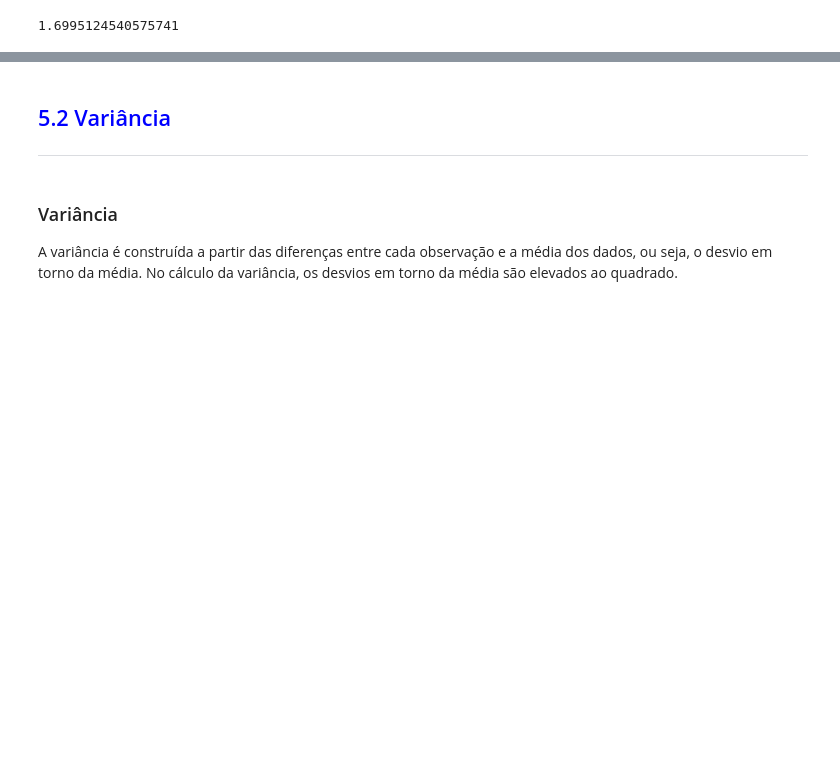
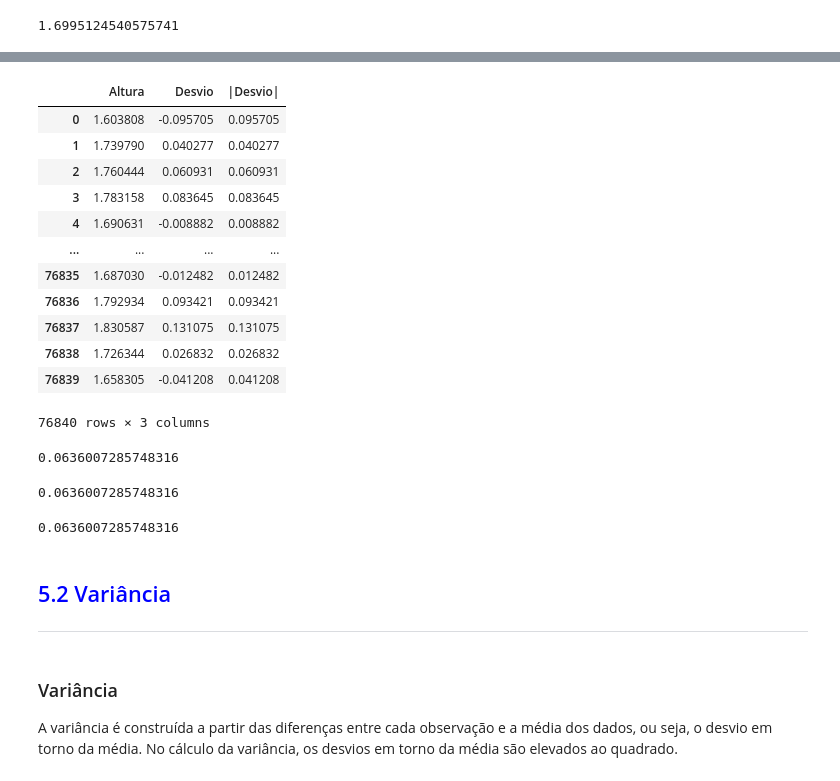
Before and after one commit to DiogoWorkGit/Python_Notebooks, a Jupyter notebook: Notebooks/Curso_de_Estatística_Parte_1.ipynb, the cells around one changed output, grey strips where cells are left out. Saved outputs shown, nothing was run; the diff lists cells and outputs as text; code cells hidden in the pictures; blank space fills up the shorter version.

```diff
--- a/Notebooks/Curso_de_Estatística_Parte_1.ipynb
+++ b/Notebooks/Curso_de_Estatística_Parte_1.ipynb
@@ -871,4 +873,37 @@ desvio_dv
 76840 rows × 2 columns
+# %%
+desvio_dv['|Desvio|'] = desvio_dv['Desvio'].abs()
+desvio_dv
+# %% [output]
+|  | Altura | Desvio | |Desvio| |
+| 0 | 1.603808 | -0.095705 | 0.095705 |
+| 1 | 1.739790 | 0.040277 | 0.040277 |
+| 2 | 1.760444 | 0.060931 | 0.060931 |
+| 3 | 1.783158 | 0.083645 | 0.083645 |
+| 4 | 1.690631 | -0.008882 | 0.008882 |
+| ... | ... | ... | ... |
+| 76835 | 1.687030 | -0.012482 | 0.012482 |
+| 76836 | 1.792934 | 0.093421 | 0.093421 |
+| 76837 | 1.830587 | 0.131075 | 0.131075 |
+| 76838 | 1.726344 | 0.026832 | 0.026832 |
+| 76839 | 1.658305 | -0.041208 | 0.041208 |
+76840 rows × 3 columns
+# %%
+desvio_dv['|Desvio|'].mean()
+# %% [output]
+0.0636007285748316
+# %%
+#De um jeito resumido também podemos usar
+
+(desvio_dv['Altura'] - desvio_dv['Altura'].mean()).abs().mean()
+# %% [output]
+0.0636007285748316
+# %%
+#Com pandas podemos chegar no mesmo resultado só que mais rapido
+
+desvio_dv['Altura'].mad()
+# %% [output]
+0.0636007285748316
 # %% [markdown]
 ## <font color=blue>5.2 Variância</font>
 ***
```
Also changed, not shown: parts of 7 cells of this notebook.
